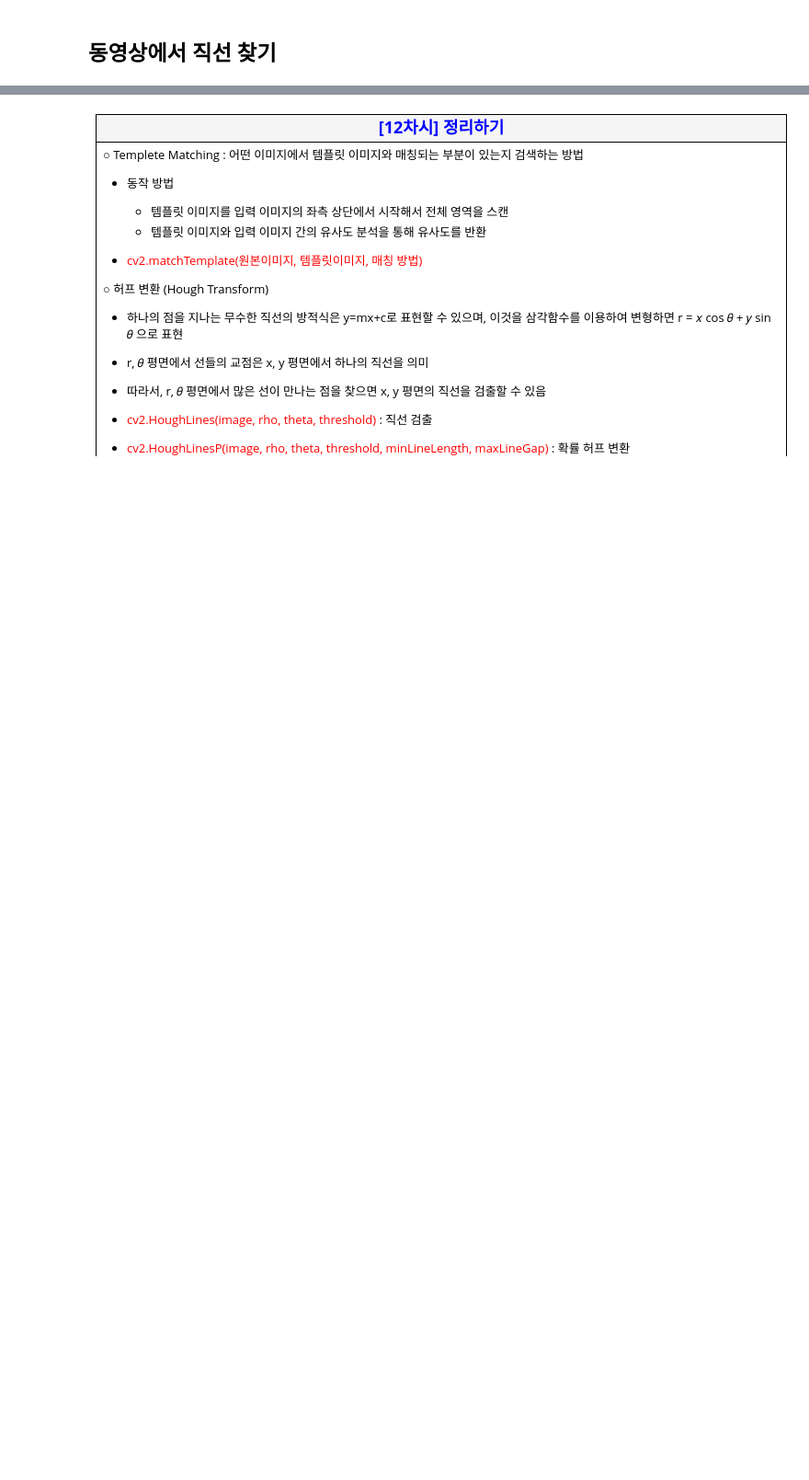
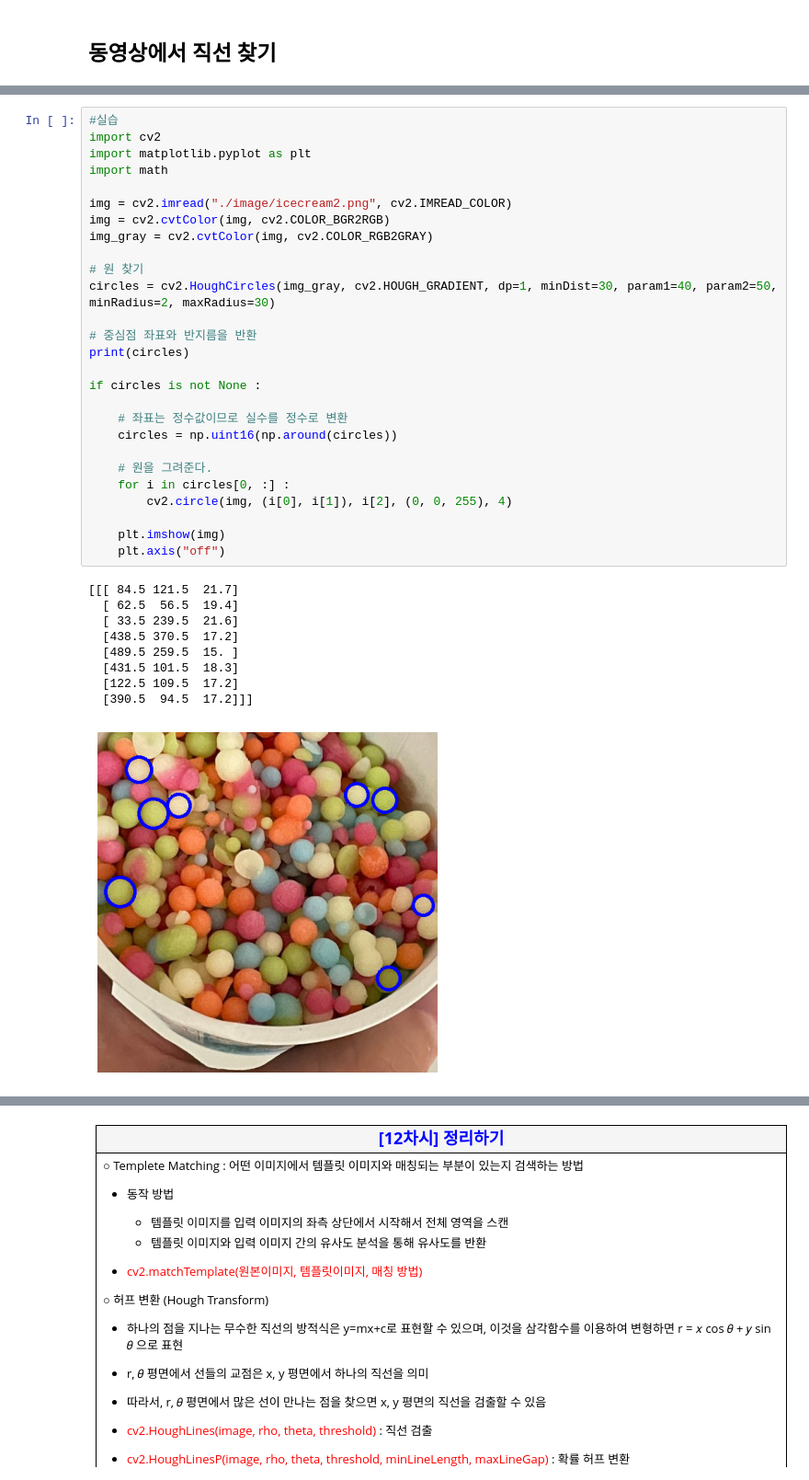
Before and after one commit to MinjuKang727/Python, a Jupyter notebook: Deep_Learning/openCV/OpenCV_012_템플릿매칭_허프변환_배포용.ipynb, the cells around one changed output, grey strips where cells are left out. Shown at 92% size. Saved outputs shown, nothing was run; the diff lists cells and outputs as text; blank space fills up the shorter version.

```diff
--- a/Deep_Learning/openCV/OpenCV_012_템플릿매칭_허프변환_배포용.ipynb
+++ b/Deep_Learning/openCV/OpenCV_012_템플릿매칭_허프변환_배포용.ipynb
@@ -326,3 +475,40 @@ while True :
+# %%
+#실습
+import cv2
+import matplotlib.pyplot as plt
+import math
+
+img = cv2.imread("./image/icecream2.png", cv2.IMREAD_COLOR)
+img = cv2.cvtColor(img, cv2.COLOR_BGR2RGB)
+img_gray = cv2.cvtColor(img, cv2.COLOR_RGB2GRAY)
+
+# 원 찾기
+circles = cv2.HoughCircles(img_gray, cv2.HOUGH_GRADIENT, dp=1, minDist=30, param1=40, param2=50, minRadius=2, maxRadius=30)
+
+# 중심점 좌표와 반지름을 반환
+print(circles)
+
+if circles is not None :
+
+    # 좌표는 정수값이므로 실수를 정수로 변환
+    circles = np.uint16(np.around(circles))
+
+    # 원을 그려준다.
+    for i in circles[0, :] :
+        cv2.circle(img, (i[0], i[1]), i[2], (0, 0, 255), 4)
+
+    plt.imshow(img)
+    plt.axis("off")
+# %% [output]
+[[[ 84.5 121.5  21.7]
+  [ 62.5  56.5  19.4]
+  [ 33.5 239.5  21.6]
+  [438.5 370.5  17.2]
+  [489.5 259.5  15. ]
+  [431.5 101.5  18.3]
+  [122.5 109.5  17.2]
+  [390.5  94.5  17.2]]]
+[figure, added]
 # %% [markdown]
 <table border=1 width=100%>
     <tr><td style="border: 1px solid black; width:600px; text-align: left;"><font size=4 color=red><b>실습문제</b></font><br><br>
```
Also changed, not shown: parts of 13 cells of this notebook, 5 other files.
